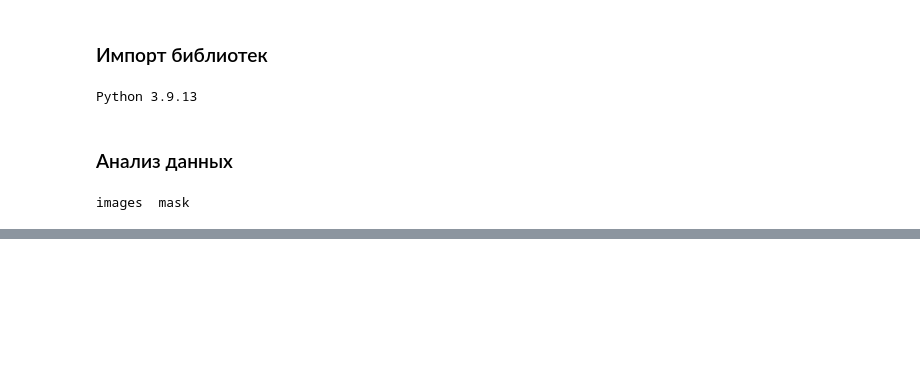
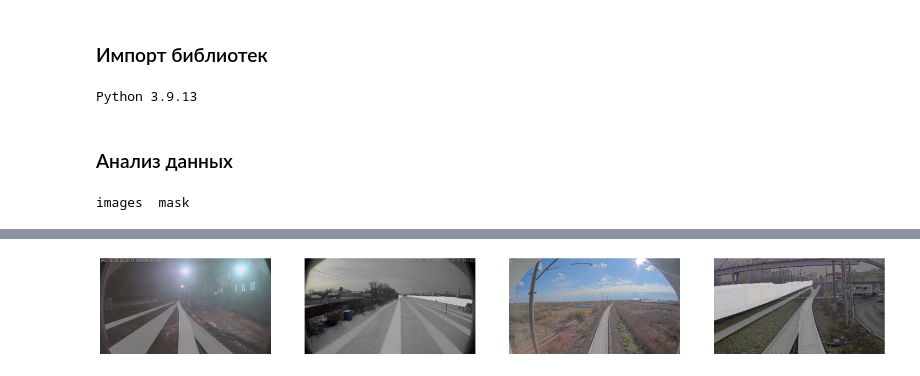
Before and after one commit to serg-kas/NIIAS-RZD, a Jupyter notebook: Подготовка данных.ipynb, the cells around one changed output, grey strips where cells are left out. Drawn from its saved outputs; the diff is of its cells as text; code cells hidden in the pictures; blank space fills up the shorter version.

```diff
--- a/Подготовка данных.ipynb
+++ b/Подготовка данных.ipynb
@@ -101 +189,16 @@ plt.show()                         # Показываем изображения
+# %%
+# Функция преобразования аннотации из ohe в классы
+def ohe_to_mask(ann_ohe, classes=[0, 6, 7, 10]):
+
+    ones = np.ones((ann_ohe.shape[0], ann_ohe.shape[1]),dtype = np.uint8)
+    zeros = np.zeros((ann_ohe.shape[0], ann_ohe.shape[1]),dtype = np.uint8)
+
+    result = zeros.copy()
+
+    result = np.where(ann_ohe[:,:,0] == 1, ones * 0, result)
+    result = np.where(ann_ohe[:,:,1] == 1, ones * 6, result)
+    result = np.where(ann_ohe[:,:,2] == 1, ones * 7, result)
+    result = np.where(ann_ohe[:,:,3] == 1, ones * 10, result)
+
+    return result
 # %% [markdown]
@@ -106,0 +206,6 @@ plt.show()                         # Показываем изображения
+# %%
+# Для выборок берем 8000 картинок, остальные оставим для тестов
+img_names_for_np = img_names[:-203]
+img_names_for_test = img_names[-203:]
+print("Для выборок берем {} картинок".format(len(img_names_for_np)))
+print("Для тестов оставили {} картинок".format(len(img_names_for_test)))
@@ -106,0 +338,23 @@ plt.show()                         # Показываем изображения
+# %%
+# Посмотрим несколько подготовленных картинок после аугментации
+n = 4
+fig, axs = plt.subplots(1, n, figsize=(25, 10))
+
+for i in range(n):
+
+  idx = random.randrange(len(images))
+
+  image = (images_np[idx] * 255).astype(np.uint8)
+  ann = ohe_to_mask(anns_np[idx]) * 25
+
+  image[:, :, 0] = np.where(ann == 0, image[:, :, 0], image[:, :, 0] * 0.3 + ann*0.7)
+  image[:, :, 1] = np.where(ann == 0, image[:, :, 1], image[:, :, 1] * 0.3 + ann*0.7)
+  image[:, :, 2] = np.where(ann == 0, image[:, :, 2], image[:, :, 2] * 0.3 + ann*0.7)
+
+
+  axs[i].axis('off')
+  axs[i].imshow(image)
+
+plt.show()
+# %% [output]
+[figure, added]
```
Also changed, not shown: parts of 23 cells of this notebook, 1 other file.
